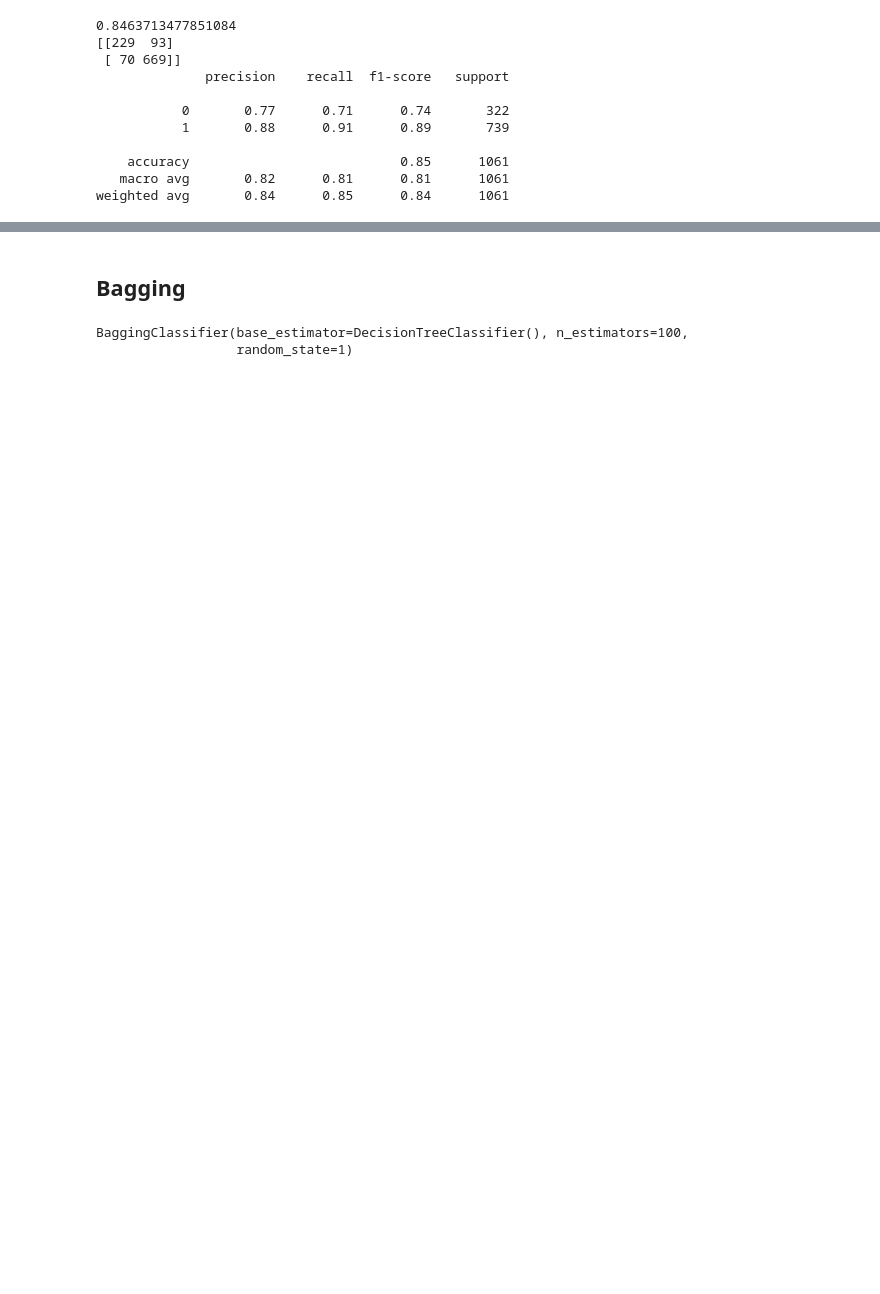
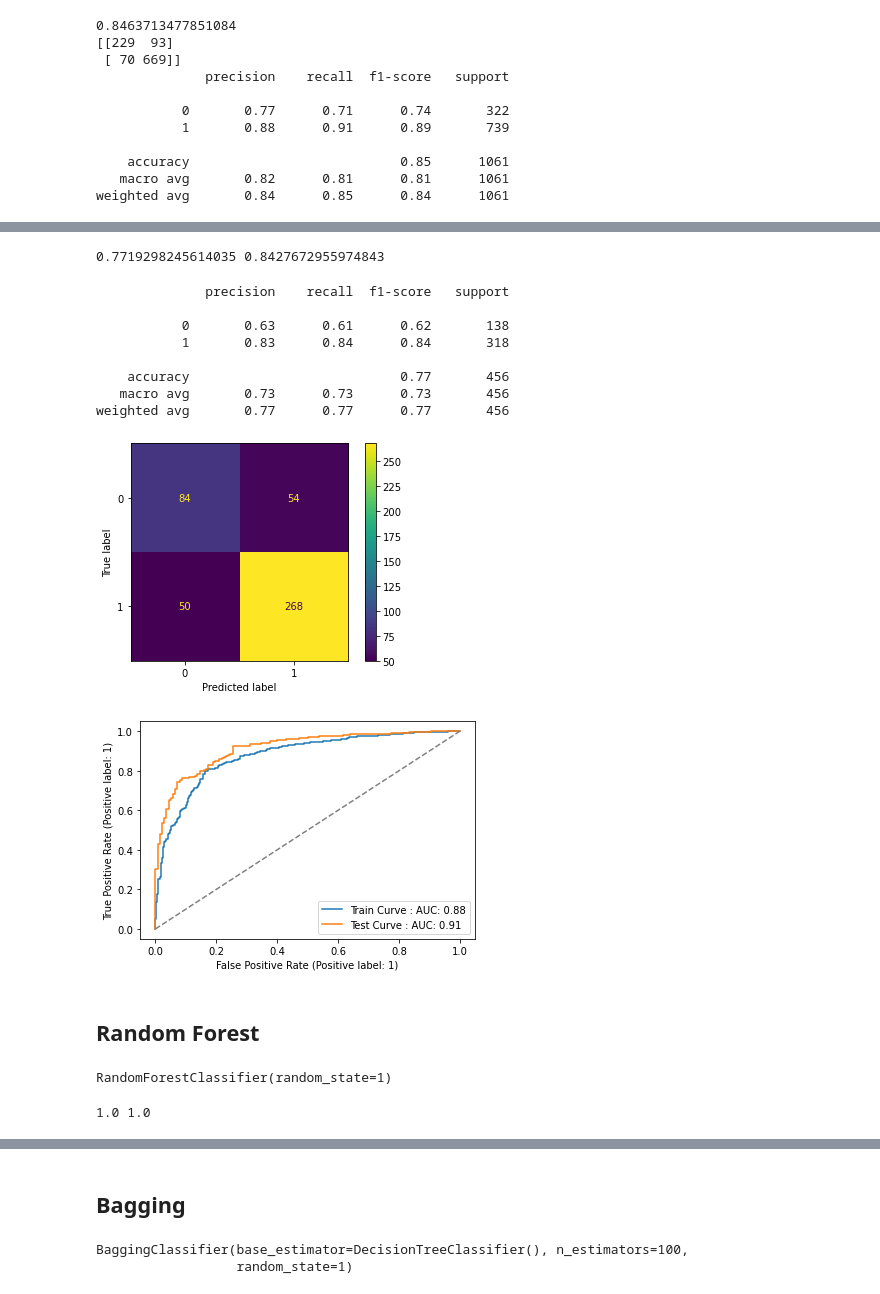
Before and after one commit to sainadh6414/datascience, a Jupyter notebook: _6_machine_learning/project/Notebook.ipynb, the cells around one changed output, grey strips where cells are left out. Saved outputs shown, nothing was run; the diff lists cells and outputs as text; code cells hidden in the pictures; blank space fills up the shorter version.

```diff
--- a/_6_machine_learning/project/Notebook.ipynb
+++ b/_6_machine_learning/project/Notebook.ipynb
@@ -766,0 +809,53 @@ weighted avg       0.84      0.84      0.84       456
+# %%
+## Performance Matrix on test data set
+DT_test_predict = DT_model.predict(X_test)
+DT_test_score = DT_model.score(X_test, y_test)
+DT_test_recall_score = recall_score(y_test, DT_test_predict)
+print(DT_test_score,DT_test_recall_score)
+# %% [output]
+0.7719298245614035 0.8427672955974843
+# %%
+plot_confusion_matrix(DT_model, X_test, y_test)
+plt.grid(b=False);
+print(classification_report(y_test, DT_test_predict))
+
+pred_train_prob = model.predict_proba(X_train)
+pred_test_prob = model.predict_proba(X_test)
+
+auc_train = roc_auc_score(y_train,pred_train_prob[:,1])
+auc_test = roc_auc_score(y_test,pred_test_prob[:,1])
+
+fig,ax = plt.subplots()
+plot_roc_curve(model, X_train,y_train,ax=ax,
+               label = 'Train Curve : AUC: '+str(round(auc_train,2)));
+plot_roc_curve(model, X_test, y_test, ax=ax,
+              label = 'Test Curve : AUC: '+ str(round(auc_test,2)));
+plt.plot([0,1],[0,1], linestyle='--', color = 'grey');
+# %% [output]
+              precision    recall  f1-score   support
+
+           0       0.63      0.61      0.62       138
+           1       0.83      0.84      0.84       318
+
+    accuracy                           0.77       456
+   macro avg       0.73      0.73      0.73       456
+weighted avg       0.77      0.77      0.77       456
+[figure, added]
+[figure, added]
+# %% [markdown]
+## Random Forest
+# %%
+from sklearn.ensemble import RandomForestClassifier
+
+RF_model=RandomForestClassifier(n_estimators=100,random_state=1)
+RF_model.fit(X_train, y_train)
+# %% [output]
+RandomForestClassifier(random_state=1)
+# %%
+## Performance Matrix on train data set
+RF_train_predict = RF_model.predict(X_train)
+RF_train_score =RF_model.score(X_train, y_train)
+RF_train_recall_score = recall_score(y_train,RF_train_predict)
+print(RF_train_score,RF_train_recall_score)
+# %% [output]
+1.0 1.0
```
Also changed, not shown: parts of 107 cells of this notebook, 4 other files.
